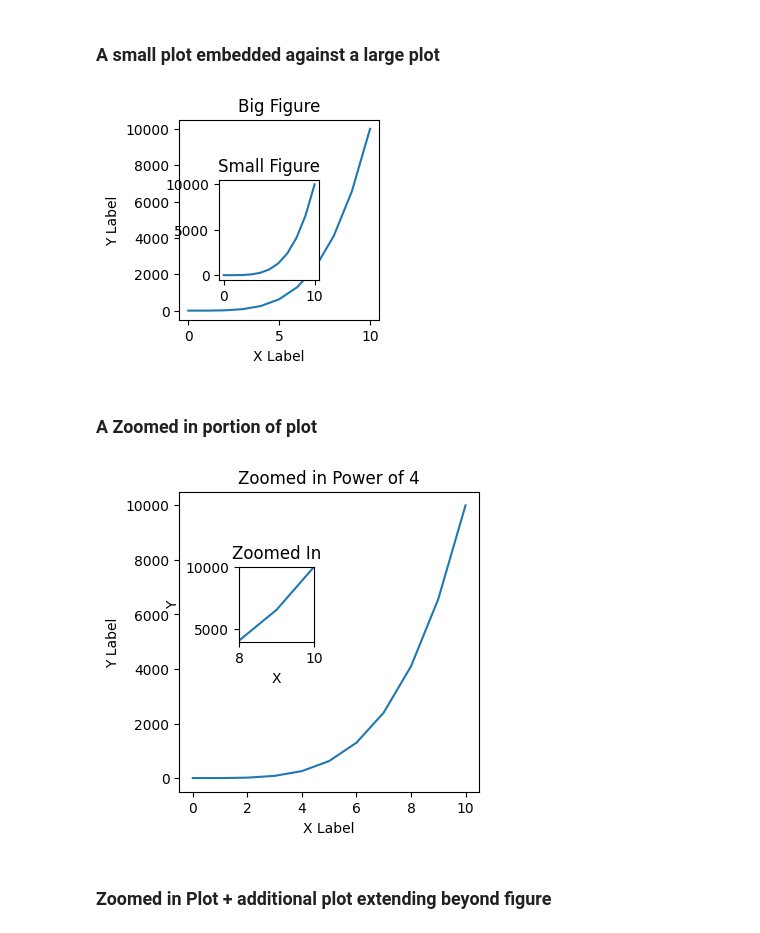
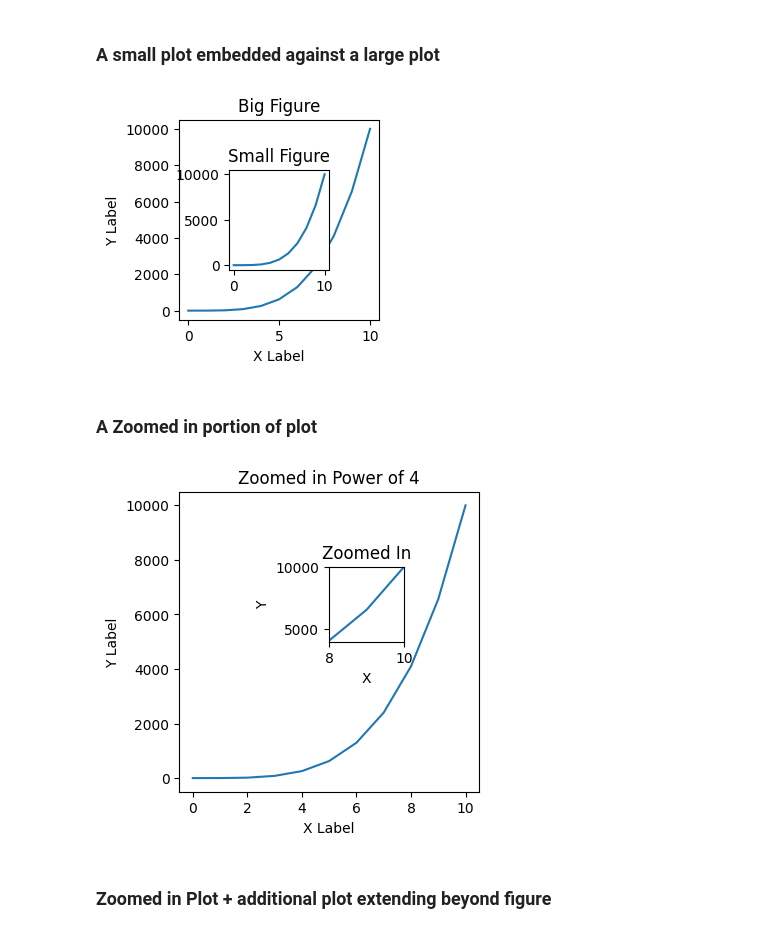
Before and after one commit to eoinwhelan640/python-data-basics, a Jupyter notebook: matplotlib/matplotlib_guide.ipynb, the cells around one changed output. Cells and saved outputs as stored; diff of their text form; code cells hidden in the pictures.

Commit message:
Add image for axes vs fig

```diff
--- a/matplotlib/matplotlib_guide.ipynb
+++ b/matplotlib/matplotlib_guide.ipynb
@@ -107,34 +123,34 @@ axes_new.plot(a,b)
 # %%
 fig = plt.figure(figsize=(2,2))
 
 # Add the big axes that fills whole canvas
 axes1 = fig.add_axes([0, 0, 1, 1])
 
 # Smaller axes that is within canvas but not filling it
 # 0.5 ratio means we use 50% of x and y axis available after starting at (0.25,0.25)
-axes2 = fig.add_axes([0.2, 0.2, 0.5, 0.5])
+axes2 = fig.add_axes([0.25, 0.25, 0.5, 0.5])
 
 # Larger Figure Axes 1
 axes1.plot(a, b)
 
 # Use set_ to add to the axes figure
 axes1.set_xlabel('X Label')
 axes1.set_ylabel('Y Label')
 axes1.set_title('Big Figure')
 
 # Insert Figure Axes 2
 axes2.plot(a,b)
 axes2.set_title('Small Figure');
 # %% [output]
-[figure, old version]
+[figure, new version]
 # %% [markdown]
 ### A Zoomed in portion of plot
 # %%
 # Creates blank canvas
-fig = plt.figure(figsize=(3,3))
+fig = plt.figure(figsize=(3,3),edgecolor="#04253a")
 
 axes1 = fig.add_axes([0, 0, 1, 1]) # Large figure
-axes2 = fig.add_axes([0.2, 0.5, 0.25, 0.25]) # Smaller figure
+axes2 = fig.add_axes([0.5, 0.5, 0.25, 0.25]) # Smaller figure
 
 # Larger Figure Axes 1
 axes1.plot(a, b)
@@ -152,7 +168,7 @@ axes2.set_xlabel('X')
 axes2.set_ylabel('Y')
 axes2.set_title('Zoomed In');
 # %% [output]
-[figure, old version]
+[figure, new version]
 # %% [markdown]
 ### Zoomed in Plot + additional plot extending beyond figure
 # %%
```
Also changed, not shown: parts of 4 cells of this notebook.
